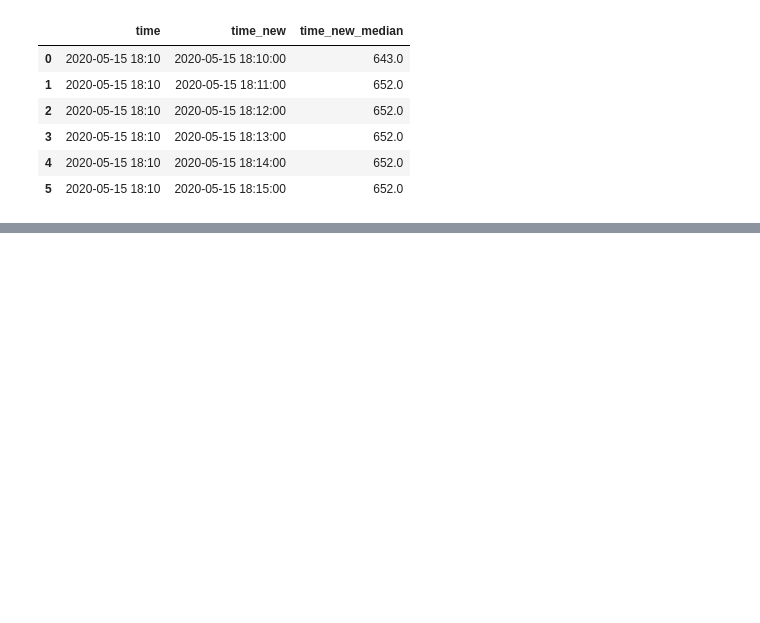
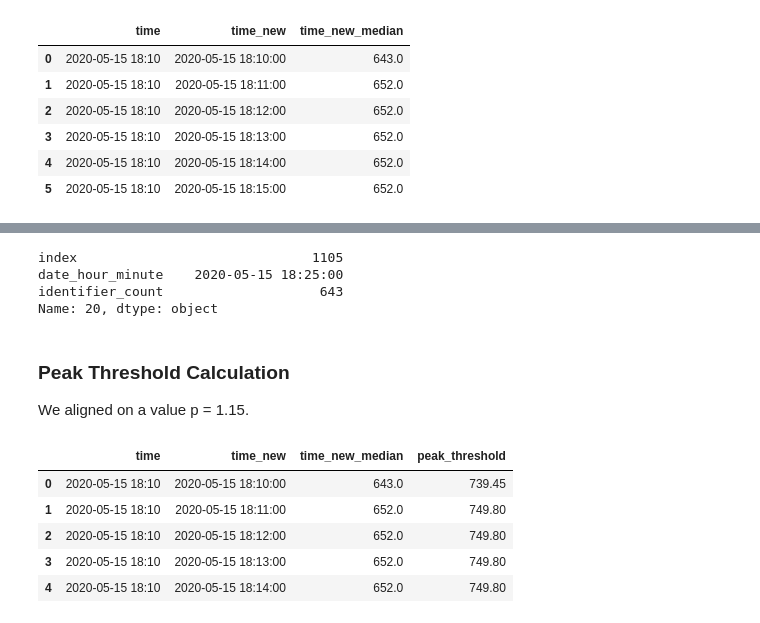
Before and after one commit to ElifKarakutukDinc/e-commerce_tv_spot_attribution_analysis, a Jupyter notebook: TV_Probability.ipynb, the cells around one changed output, grey strips where cells are left out. Drawn from its saved outputs; the diff is of its cells as text; code cells hidden in the pictures; blank space fills up the shorter version.

```diff
--- a/TV_Probability.ipynb
+++ b/TV_Probability.ipynb
@@ -347,2 +350,30 @@ Add a sample duration block and calculate median manually to check
+# %%
+# manually filtering out and visualising results. 20th row is the median value of 41 sorted results.
+sessions_final_df_aggregated[
+    (sessions_final_df_aggregated["date_hour_minute"] >= "2020-05-15 17:50")
+    & (sessions_final_df_aggregated["date_hour_minute"] <= "2020-05-15 18:30")
+][["date_hour_minute", "identifier_count"]].sort_values(
+    by=["identifier_count"]
+).reset_index().iloc[
+    20
+]
+# %% [output]
+index                              1105
+date_hour_minute    2020-05-15 18:25:00
+identifier_count                    643
+Name: 20, dtype: object
+# %% [markdown]
+### Peak Threshold Calculation
+
+We aligned on a value p = 1.15.
 # %%
 median_df["peak_threshold"] = median_df["time_new_median"] * 1.15
+# %%
+median_df.head()
+# %% [output]
+|  | time | time_new | time_new_median | peak_threshold |
+| 0 | 2020-05-15 18:10 | 2020-05-15 18:10:00 | 643.0 | 739.45 |
+| 1 | 2020-05-15 18:10 | 2020-05-15 18:11:00 | 652.0 | 749.80 |
+| 2 | 2020-05-15 18:10 | 2020-05-15 18:12:00 | 652.0 | 749.80 |
+| 3 | 2020-05-15 18:10 | 2020-05-15 18:13:00 | 652.0 | 749.80 |
+| 4 | 2020-05-15 18:10 | 2020-05-15 18:14:00 | 652.0 | 749.80 |
```
Also changed, not shown: parts of 13 cells of this notebook.
